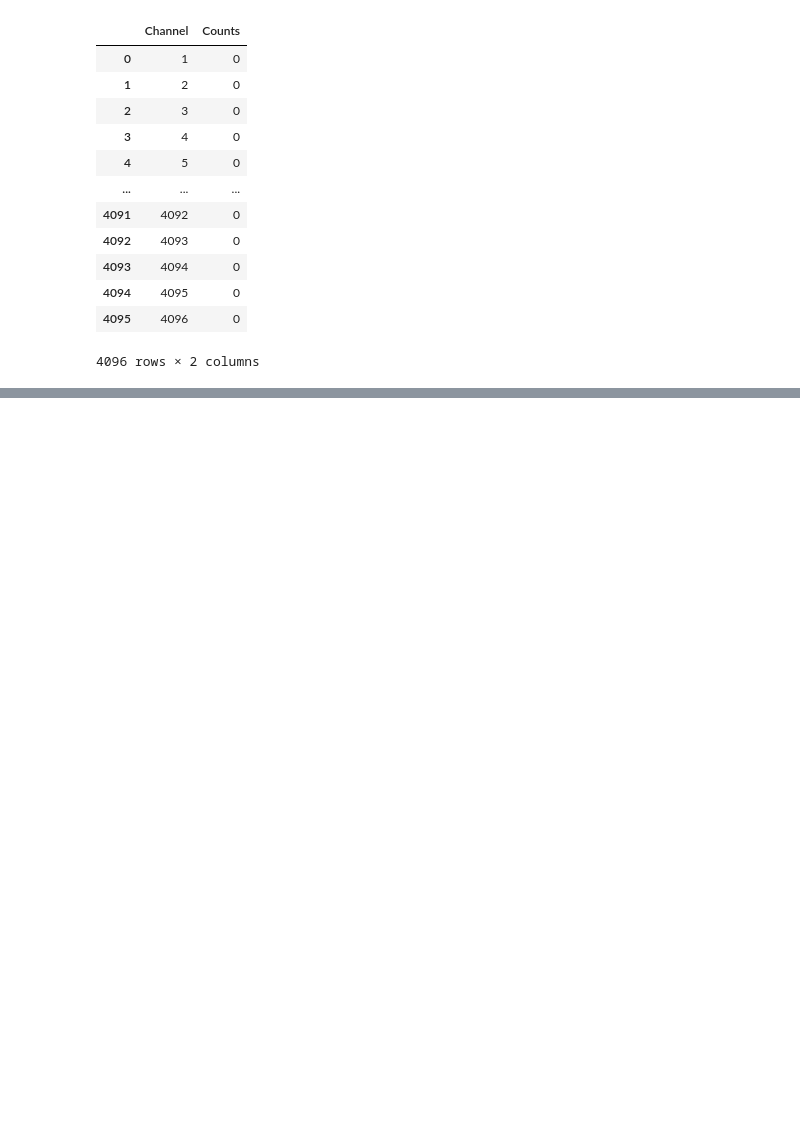
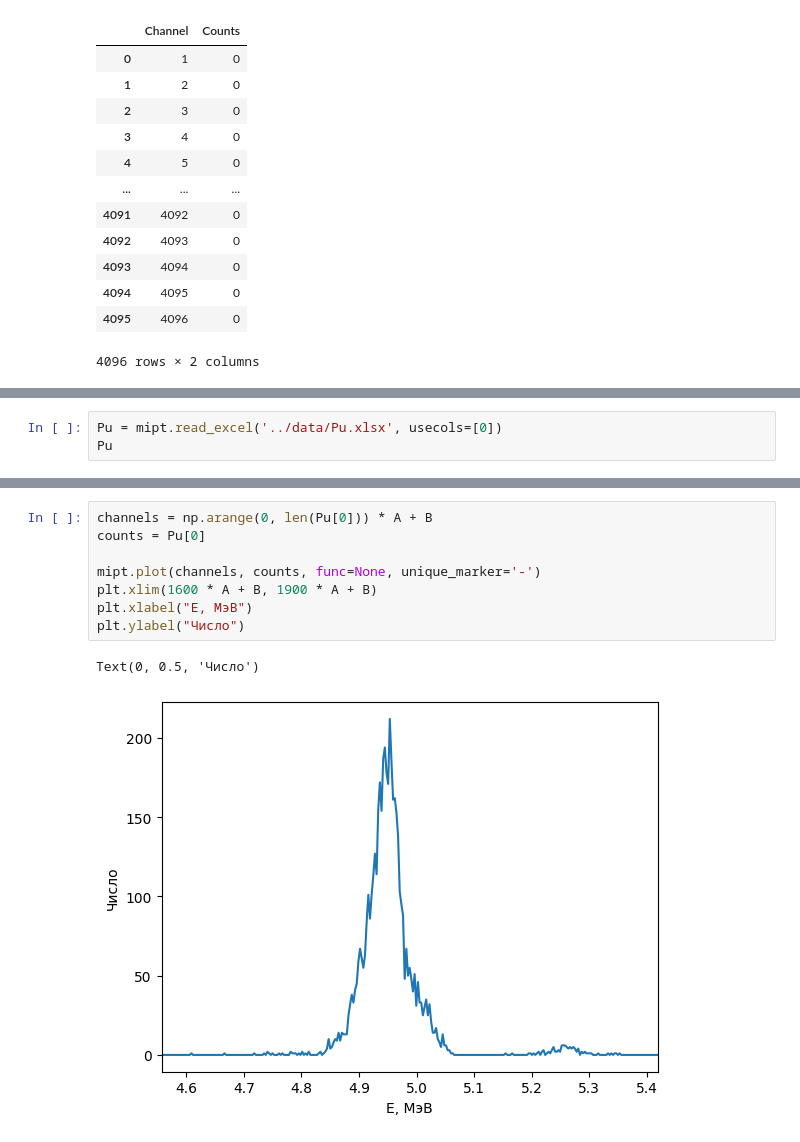
Before and after one commit to 4EFI/MIPT-Labs, a Jupyter notebook: 5_sem/Lab_5.5.2/calc/calc.ipynb, the cells around one changed output, grey strips where cells are left out. Drawn from its saved outputs; the diff is of its cells as text; blank space fills up the shorter version.

```diff
--- a/5_sem/Lab_5.5.2/calc/calc.ipynb
+++ b/5_sem/Lab_5.5.2/calc/calc.ipynb
@@ -40,0 +69,3 @@ plt.xlim(1400, 3000)
+# %%
+Pu = mipt.read_excel('../data/Pu.xlsx', usecols=[0])
+Pu
@@ -40,0 +86,11 @@ plt.xlim(1400, 3000)
+# %%
+channels = np.arange(0, len(Pu[0])) * A + B
+counts = Pu[0]
+
+mipt.plot(channels, counts, func=None, unique_marker='-')
+plt.xlim(1600 * A + B, 1900 * A + B)
+plt.xlabel("E, МэВ")
+plt.ylabel("Число")
+# %% [output]
+Text(0, 0.5, 'Число')
+[figure, added]
```
Also changed, not shown: parts of 10 cells of this notebook, 31 other files.
